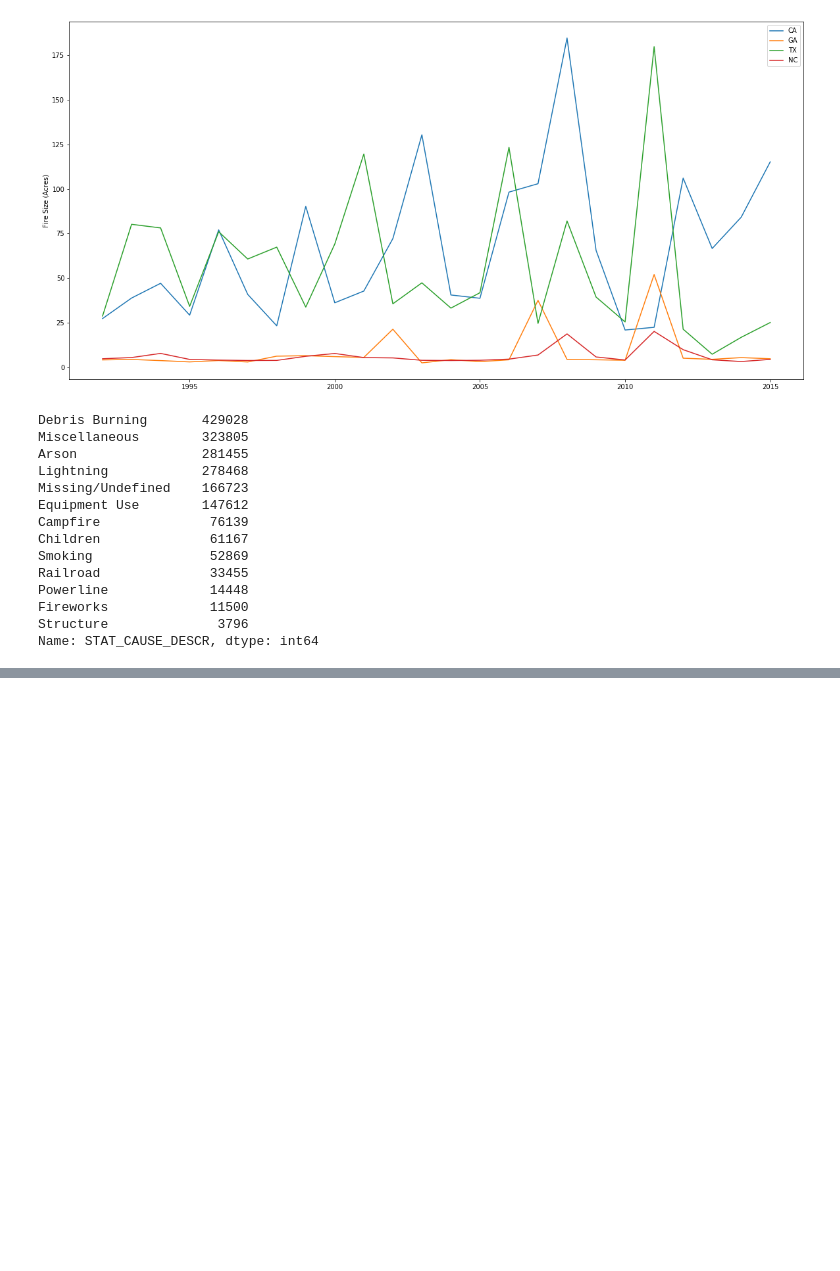
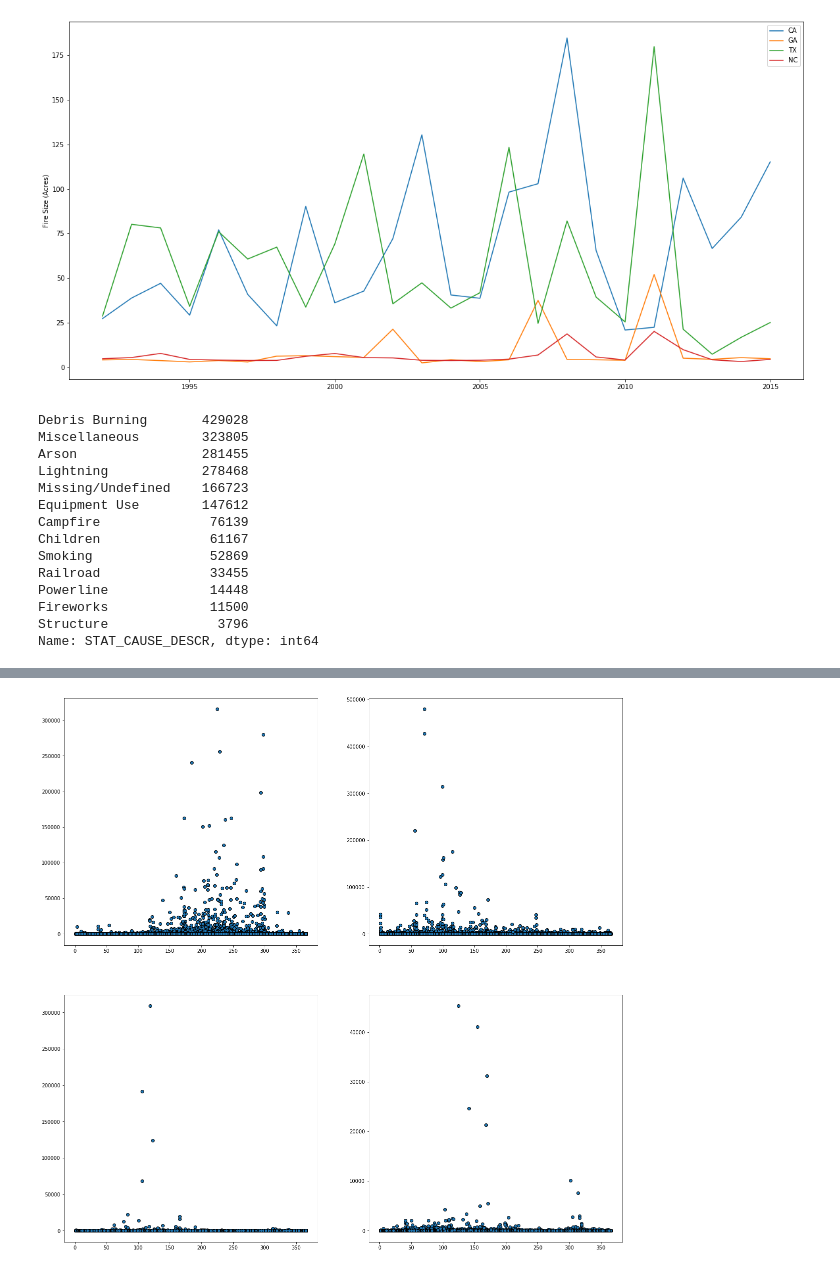
Before and after one commit to BryanSouza91/Project_1, a Jupyter notebook: Fire_Data_Analysis.ipynb, the cells around one changed output, grey strips where cells are left out. Drawn from its saved outputs; the diff is of its cells as text; code cells hidden in the pictures; blank space fills up the shorter version.

```diff
--- a/Fire_Data_Analysis.ipynb
+++ b/Fire_Data_Analysis.ipynb
@@ -80,2 +111,16 @@ Name: STAT_CAUSE_DESCR, dtype: int64
+# %%
+fig, axs = plt.subplots(2, 2,figsize=(20,20))
+ax1 = axs[0, 0]
+ax1.scatter((fire_data_df[fire_data_df["STATE"] == "CA"]["DISCOVERY_DOY"]), ca_fire_size,edgecolors='k')
+ax3 = axs[1, 0]
+ax3.scatter((fire_data_df[fire_data_df["STATE"] == "GA"]["DISCOVERY_DOY"]), ga_fire_size,edgecolors='k')
+ax2 = axs[0, 1]
+ax2.scatter((fire_data_df[fire_data_df["STATE"] == "TX"]["DISCOVERY_DOY"]), tx_fire_size,edgecolors='k')
+ax4 = axs[1, 1]
+ax4.scatter((fire_data_df[fire_data_df["STATE"] == "NC"]["DISCOVERY_DOY"]), nc_fire_size,edgecolors='k')
+fig.savefig("Pie_charts_cause.png")
+plt.show()
+# %% [output]
+[figure, added]
 # %%
 fire_data_df.FIRE_SIZE_CLASS.value_counts()
```
Also changed, not shown: parts of 19 cells of this notebook.
